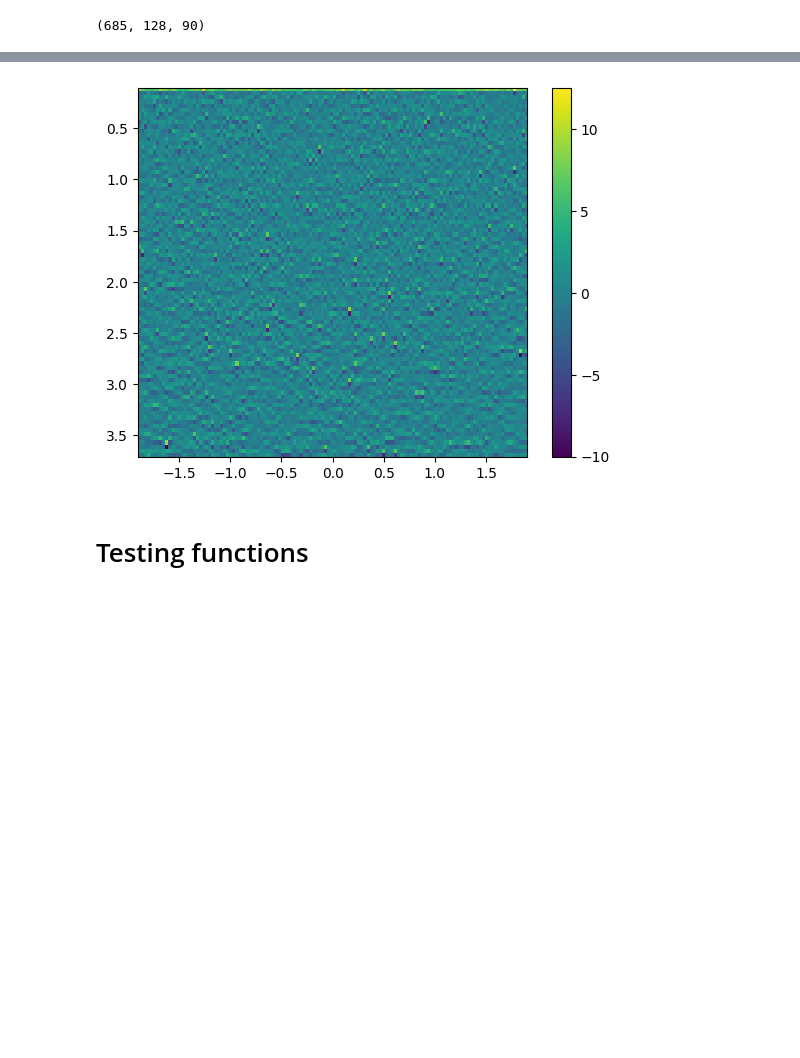
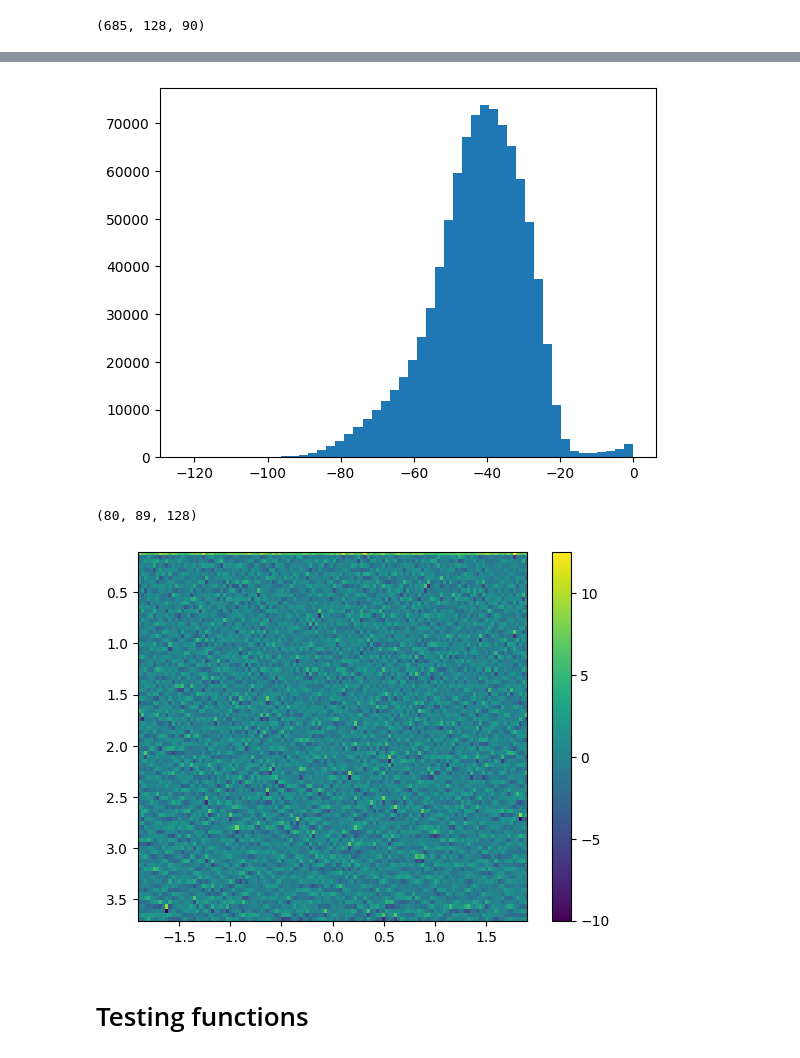
Before and after one commit to SebastianMerino/DL-Attenuation, a Jupyter notebook: testing/creating_dataset.ipynb, the cells around one changed output, grey strips where cells are left out. Drawn from its saved outputs; the diff is of its cells as text; code cells hidden in the pictures; blank space fills up the shorter version.

```diff
--- a/testing/creating_dataset.ipynb
+++ b/testing/creating_dataset.ipynb
@@ -128,9 +121,17 @@ plt.show()
+# %%
+Slocal = Slocal/np.max(Slocal)
+plt.hist(10*np.log10(Slocal.flatten()),50)
+plt.show()
+# %% [output]
+[figure, added]
 # %%
 sld = -np.diff(np.log(Slocal), axis=1)
+print(sld.shape)
 plt.imshow(sld[-1,:,:], extent=extent_ACS)
 plt.colorbar()
 plt.show()
 # %% [output]
+(80, 89, 128)
 [figure]
 # %% [markdown]
 # Testing functions
```
Also changed, not shown: parts of 11 cells of this notebook, 7 other files.
